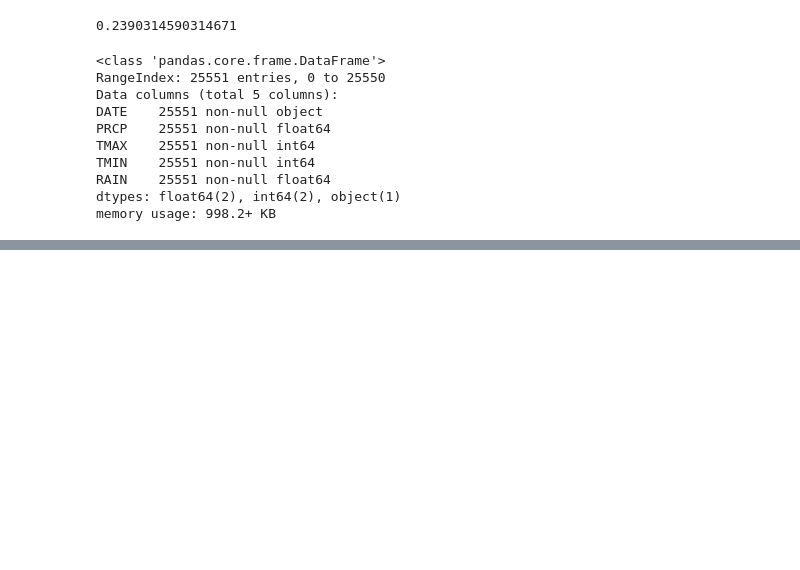
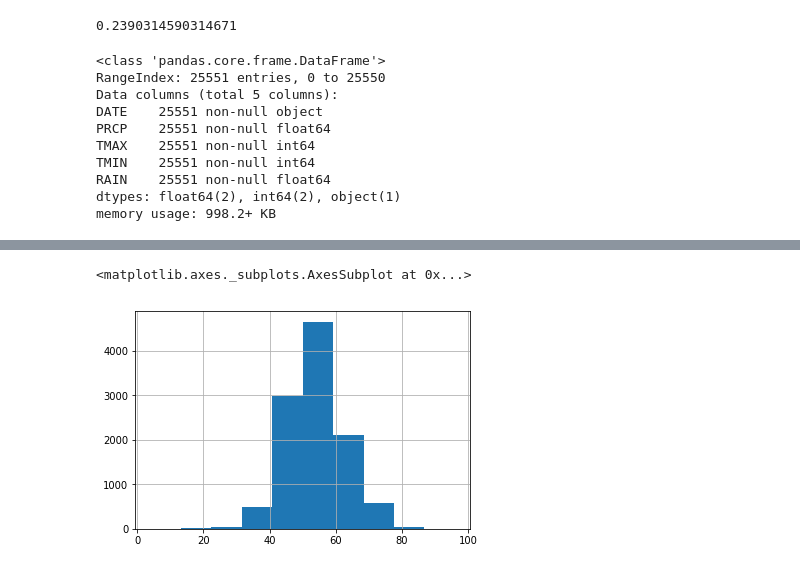
Before and after one commit to innovator-arjun/DataScience-Learning, a Jupyter notebook: Did it rain in Seattle/Rain Prediction in Seatle.ipynb, the cells around one changed output, grey strips where cells are left out. Cells and saved outputs as stored; diff of their text form; code cells hidden in the pictures; blank space fills up the shorter version.

```diff
--- a/Did it rain in Seattle/Rain Prediction in Seatle.ipynb
+++ b/Did it rain in Seattle/Rain Prediction in Seatle.ipynb
@@ -94,0 +147,5 @@ memory usage: 998.2+ KB
+# %%
+rain['TMAX'].hist()
+# %% [output]
+<matplotlib.axes._subplots.AxesSubplot at 0x...>
+[figure, added]
```
Also changed, not shown: parts of 13 cells of this notebook.
